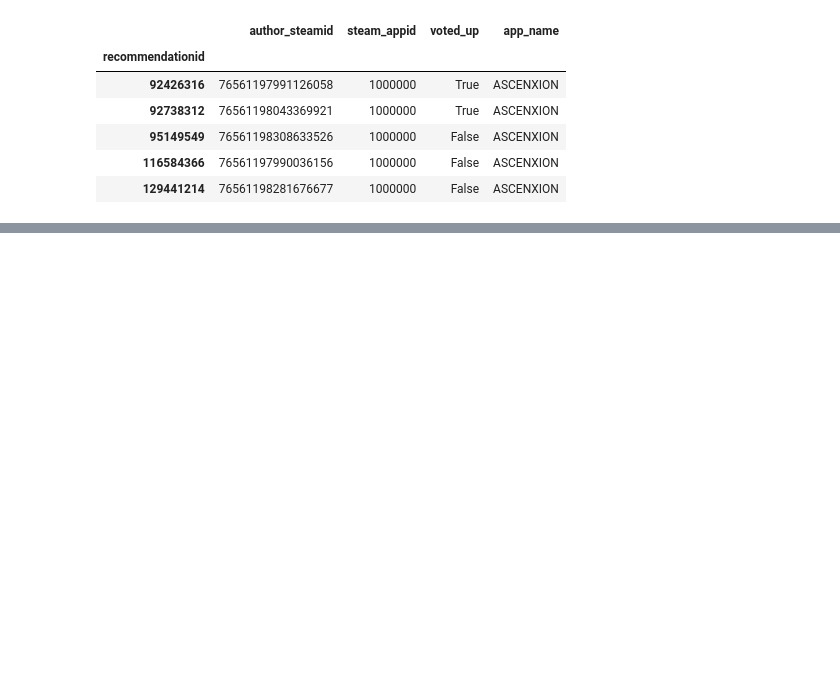
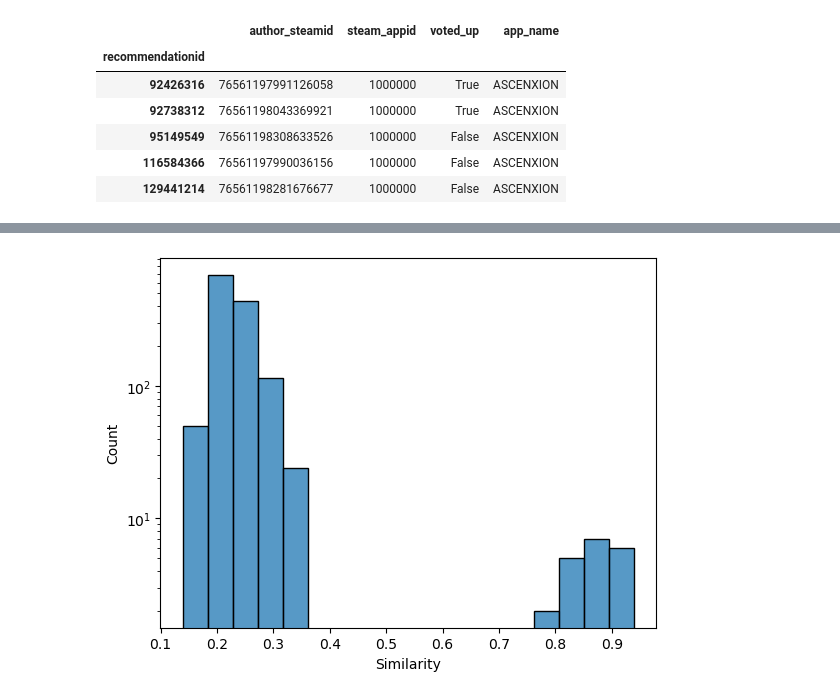
Before and after one commit to zbvc42/steam_recommendation_system, a Jupyter notebook: notebooks/07 - Collaborative Filtering/01 - Funk SVD.ipynb, the cells around one changed output, grey strips where cells are left out. Cells and saved outputs as stored; diff of their text form; code cells hidden in the pictures; blank space fills up the shorter version.

Commit message:
Added similarity metric

```diff
--- a/notebooks/07 - Collaborative Filtering/01 - Funk SVD.ipynb
+++ b/notebooks/07 - Collaborative Filtering/01 - Funk SVD.ipynb
@@ -187,0 +834,9 @@ for current_author in np.random.default_rng(seed=42).choice(df_reviews['author_s
+# %%
+import seaborn as sns
+import matplotlib.pyplot as plt
+sns.histplot(df_recs['Similarity']**0.5,
+             bins='doane')
+plt.yscale('log')
+plt.show()
+# %% [output]
+[figure, added]
```
Also changed, not shown: parts of 15 cells of this notebook.
